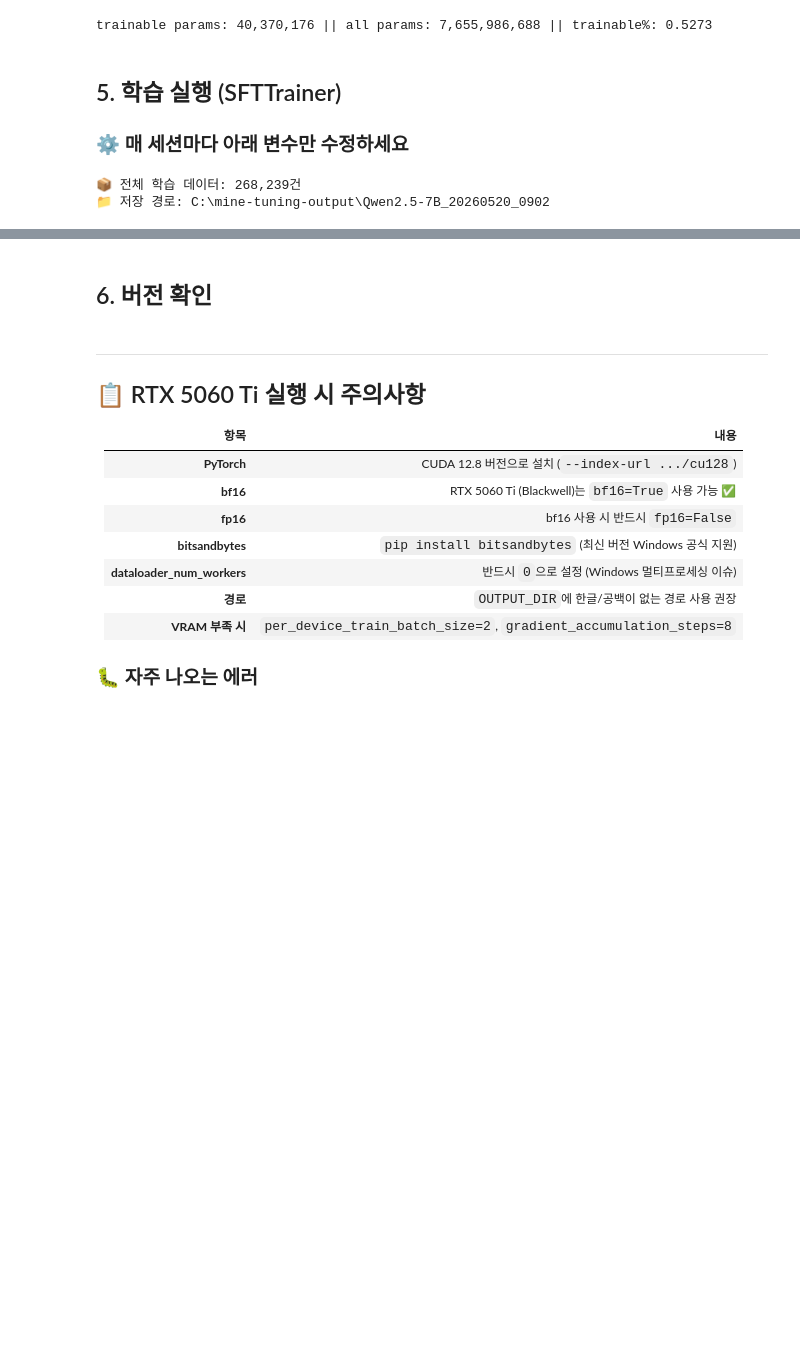
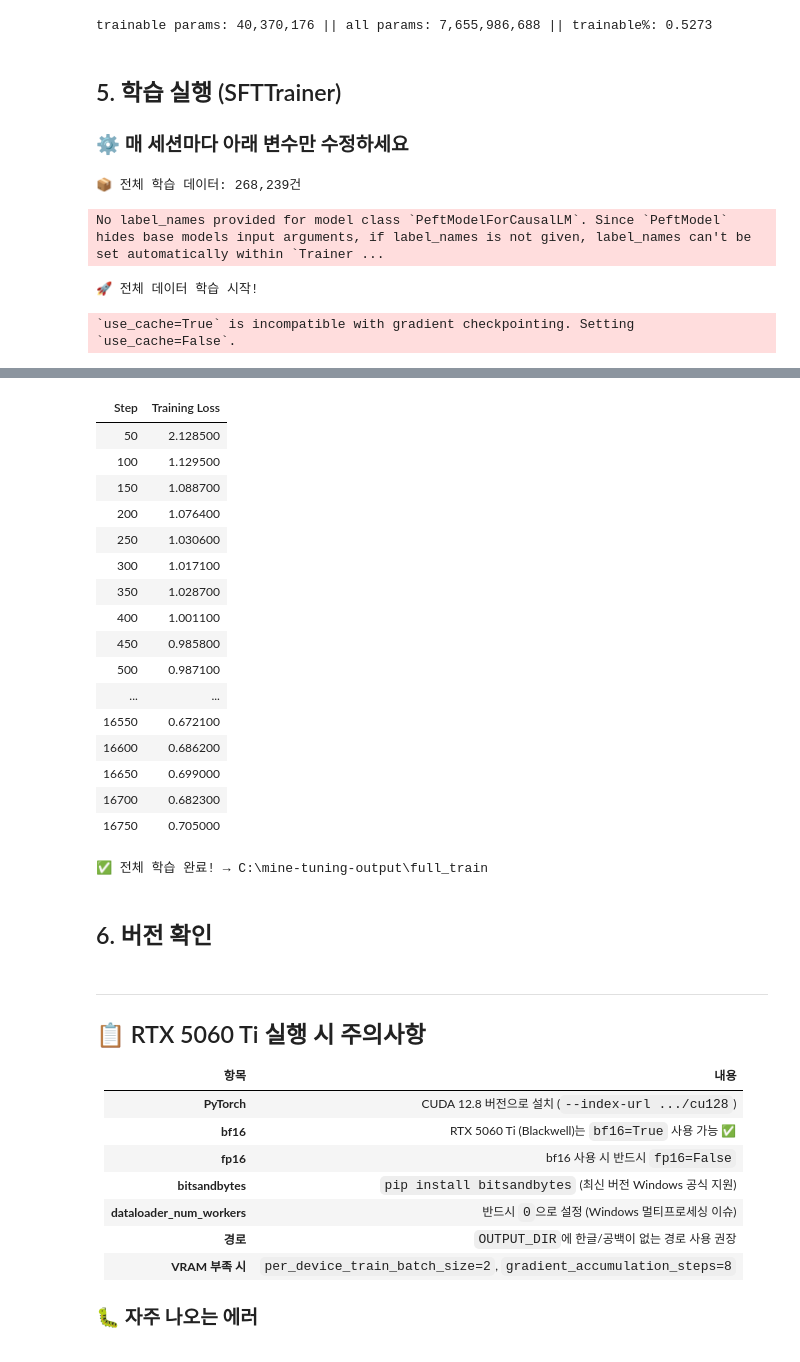
Before and after one commit to doyeon789/mine-tuning-model, a Jupyter notebook: mine-tuning-FT-rtx5060ti-7B.ipynb, the cells around one changed output, grey strips where cells are left out. Saved outputs shown, nothing was run; the diff lists cells and outputs as text; code cells hidden in the pictures; blank space fills up the shorter version.

```diff
--- a/mine-tuning-FT-rtx5060ti-7B.ipynb
+++ b/mine-tuning-FT-rtx5060ti-7B.ipynb
@@ -100,23 +100,26 @@ print('✅ 패키지 설치 완료')
 # %%
 from datasets import load_dataset
 
-# 모델 답변 방향을 잡아주는 시스템 프롬프트
-# 구체적인 지침을 줄수록 파인튜닝 후 일관된 답변이 나옴
-SYSTEM_PROMPT = "You are an expert Minecraft assistant. Be specific, accurate, and include crafting recipes when relevant."
+# 데이터 로드
+ds = load_dataset('ddorin/minecraft-question-answer-260k')
+print(ds)
 
+# Instruction 형식으로 변환
 def format_instruction(example):
     return {
-        'text': (
-            f"<|im_start|>system\n{SYSTEM_PROMPT}<|im_end|>\n"
-            f"<|im_start|>user\n{example['question']}<|im_end|>\n"
-            f"<|im_start|>assistant\n{example['answer']}<|im_end|>"
-        )
+        'text': f"""<|im_start|>system
+You are a helpful Minecraft expert assistant.
+<|im_end|>
+<|im_start|>user
+{example['question']}
+<|im_end|>
+<|im_start|>assistant
+{example['answer']}
+<|im_end|>"""
     }
 
-ds = load_dataset('ddorin/minecraft-question-answer-260k')
 train_data = ds['train'].map(format_instruction, remove_columns=['question', 'answer', 'source'])
-
-print(f'✅ 데이터 변환 완료: {len(train_data):,}개')
+print(f'✅ 데이터 변환 완료: {len(train_data)}개')
 print('\n샘플 확인:')
 print(train_data[0]['text'])
 # %% [output]
@@ -215,18 +226,15 @@ trainable params: 40,370,176 || all params: 7,655,986,688 || trainable%: 0.5273
 ### ⚙️ 매 세션마다 아래 변수만 수정하세요
 # %%
 from trl import SFTTrainer, SFTConfig
-from datetime import datetime
 import os
 
 # ============================================================
 # 전체 데이터 학습 설정
 # ============================================================
-date_str   = datetime.now().strftime('%Y%m%d_%H%M')
-OUTPUT_DIR = rf'C:\mine-tuning-output\Qwen2.5-7B_{date_str}'
+OUTPUT_DIR = r"C:\mine-tuning-output\full_train"
 os.makedirs(OUTPUT_DIR, exist_ok=True)
 
 print(f"📦 전체 학습 데이터: {len(train_data):,}건")
-print(f"📁 저장 경로: {OUTPUT_DIR}")
 
 # 학습 설정
 training_args = SFTConfig(
@@ -238,11 +246,12 @@ training_args = SFTConfig(
     bf16=True,                          # RTX 5060 Ti 권장
     fp16=False,
     logging_steps=50,
-    save_strategy='epoch',              # 에포크 완료마다 자동 저장 (에포크별 비교 가능)
-    save_total_limit=3,                 # 체크포인트 최대 3개 보관
+    save_strategy="steps",
+    save_steps=500,
+    save_total_limit=2,
     warmup_steps=100,
-    lr_scheduler_type='cosine',
-    report_to='none',
+    lr_scheduler_type="cosine",
+    report_to="none",
     dataloader_num_workers=0,           # Windows 필수
 )
 
@@ -264,4 +273,6 @@ tokenizer.save_pretrained(OUTPUT_DIR)
 print(f"\n✅ 전체 학습 완료! → {OUTPUT_DIR}")
 # %% [output]
 📦 전체 학습 데이터: 268,239건
-📁 저장 경로: C:\mine-tuning-output\Qwen2.5-7B_20260520_0902
+No label_names provided for model class `PeftModelForCausalLM`. Since `PeftModel` hides base models input arguments, if label_names is not given, label_names can't be set automatically within `Trainer ...
+🚀 전체 데이터 학습 시작!
+`use_cache=True` is incompatible with gradient checkpointing. Setting `use_cache=False`.
@@ -268,3 +280,21 @@ print(f"\n✅ 전체 학습 완료! → {OUTPUT_DIR}")
+| Step | Training Loss |
+| 50 | 2.128500 |
+| 100 | 1.129500 |
+| 150 | 1.088700 |
+| 200 | 1.076400 |
+| 250 | 1.030600 |
+| 300 | 1.017100 |
+| 350 | 1.028700 |
+| 400 | 1.001100 |
+| 450 | 0.985800 |
+| 500 | 0.987100 |
+| ... | ... |
+| 16550 | 0.672100 |
+| 16600 | 0.686200 |
+| 16650 | 0.699000 |
+| 16700 | 0.682300 |
+| 16750 | 0.705000 |
+✅ 전체 학습 완료! → C:\mine-tuning-output\full_train
 # %% [markdown]
 ## 6. 버전 확인
 # %%
```
Also changed, not shown: parts of 4 cells of this notebook.
